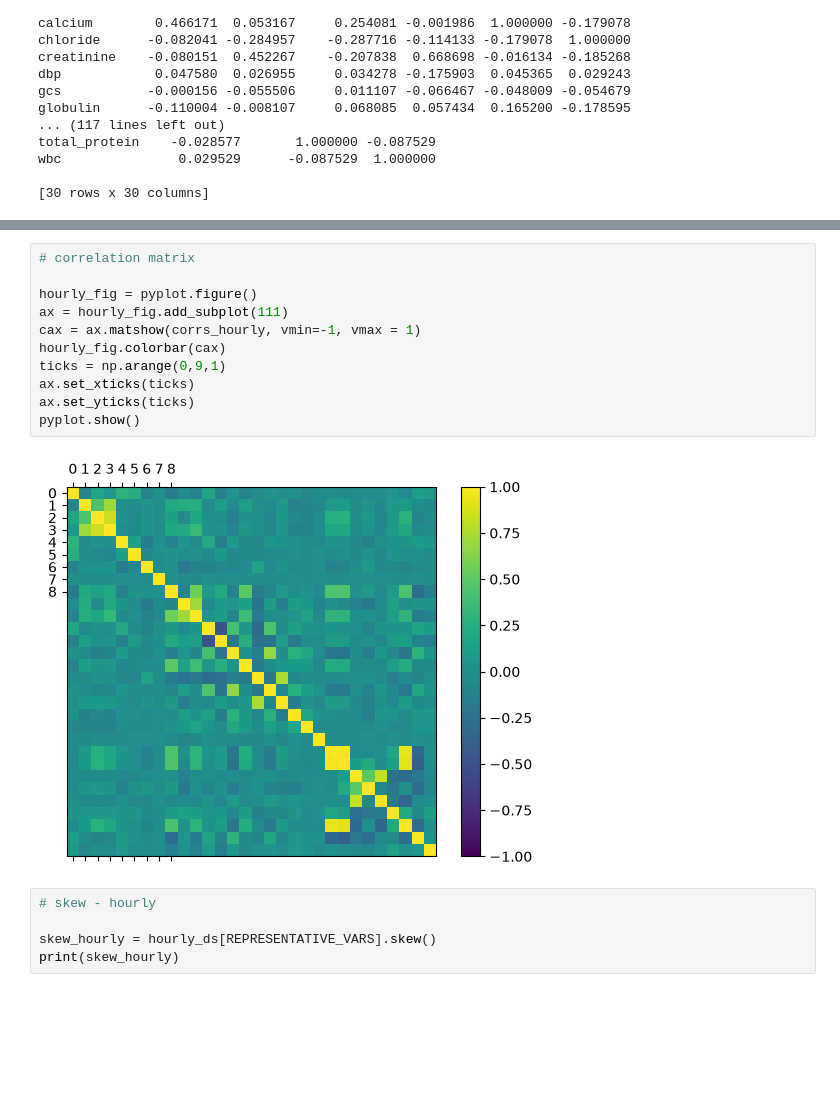
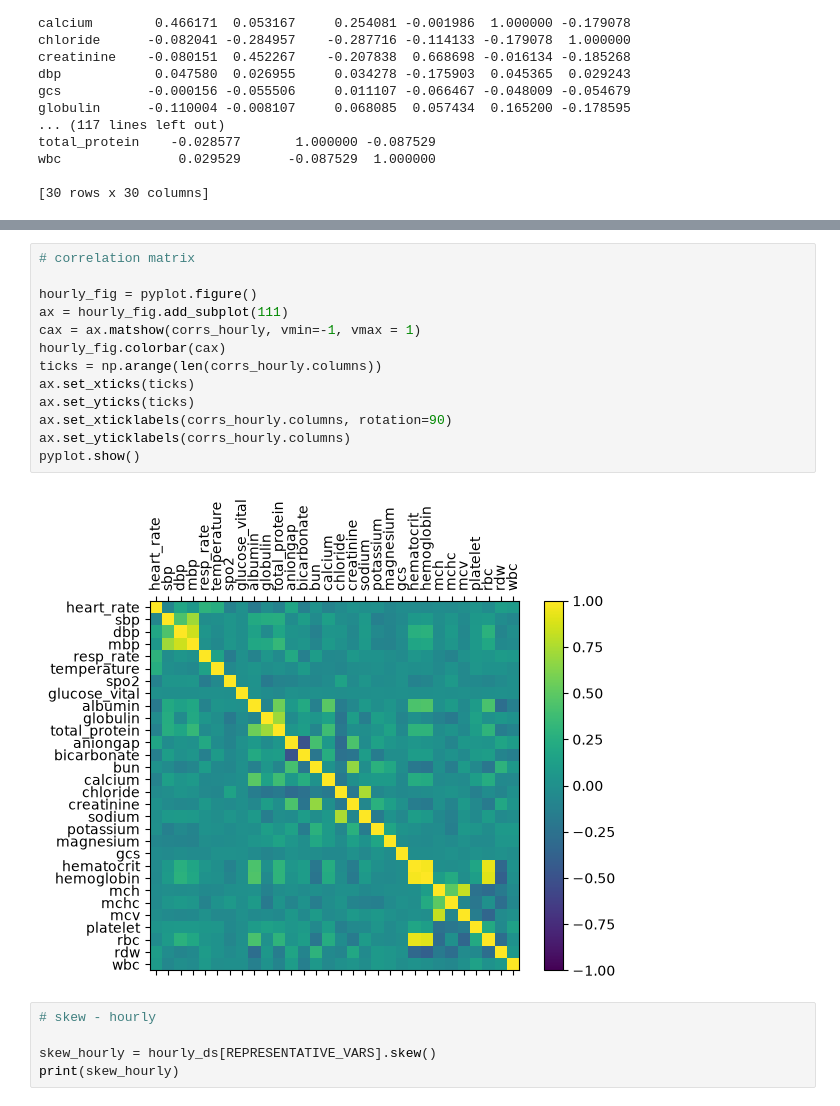
Before and after one commit to LizCrellin/msc_mimic_project, a Jupyter notebook: notebooks/2_Descriptive_statistics_features.ipynb, the cells around one changed output, grey strips where cells are left out. Saved outputs shown, nothing was run; the diff lists cells and outputs as text; blank space fills up the shorter version.

```diff
--- a/notebooks/2_Descriptive_statistics_features.ipynb
+++ b/notebooks/2_Descriptive_statistics_features.ipynb
@@ -237,16 +237,18 @@ mch, mcv, 0.83
 # %%
 # correlation matrix
 
 hourly_fig = pyplot.figure()
 ax = hourly_fig.add_subplot(111)
 cax = ax.matshow(corrs_hourly, vmin=-1, vmax = 1)
 hourly_fig.colorbar(cax)
-ticks = np.arange(0,9,1)
+ticks = np.arange(len(corrs_hourly.columns))
 ax.set_xticks(ticks)
 ax.set_yticks(ticks)
+ax.set_xticklabels(corrs_hourly.columns, rotation=90)
+ax.set_yticklabels(corrs_hourly.columns)
 pyplot.show()
 # %% [output]
-[figure, old version]
+[figure, new version]
 # %%
 # skew - hourly
 
```
Also changed, not shown: parts of 2 cells of this notebook.
